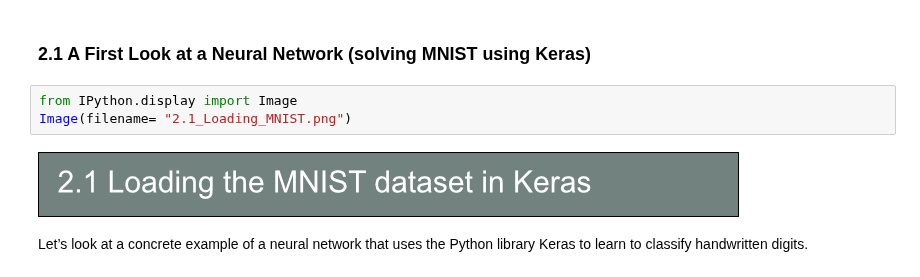
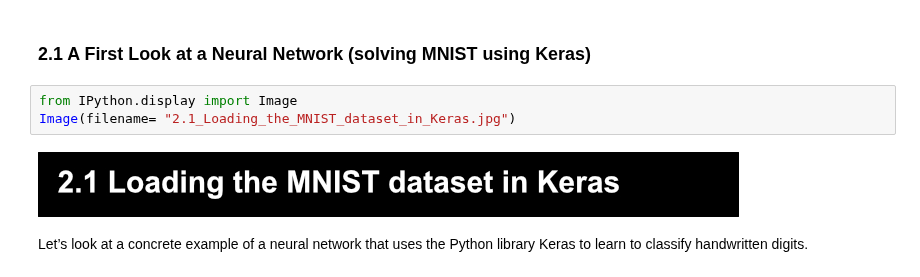
Before and after one commit to InfiniteCuriosity/Deep_Learning_with_Python, a Jupyter notebook: 2. The Mathematical Building Blocks of Deep Learning.ipynb, the cells around one changed output. Drawn from its saved outputs; the diff is of its cells as text.

```diff
--- a/2. The Mathematical Building Blocks of Deep Learning.ipynb
+++ b/2. The Mathematical Building Blocks of Deep Learning.ipynb
@@ -9,9 +9,9 @@ Image(filename= "mnist.png")
 <h3><span style="color:black">2.1 A First Look at a Neural Network (solving MNIST using Keras)</span></h3>
 # %%
 from IPython.display import Image
-Image(filename= "2.1_Loading_MNIST.png")
+Image(filename= "2.1_Loading_the_MNIST_dataset_in_Keras.jpg")
 # %% [output]
-[figure, old version]
+[figure, new version]
 # %% [markdown]
 Let’s look at a concrete example of a neural network that uses the Python library Keras to learn to classify handwritten digits.
 # %%
```
